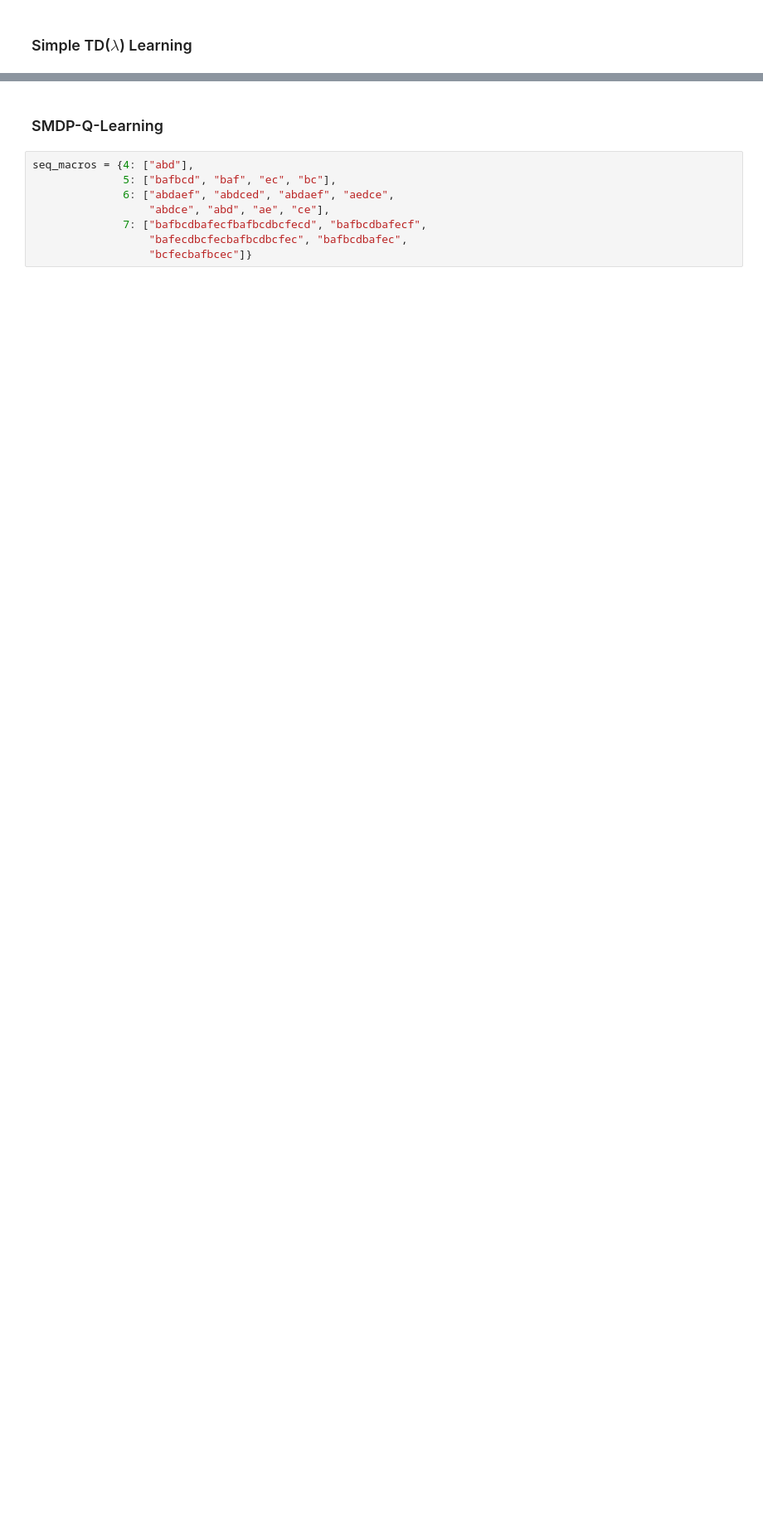
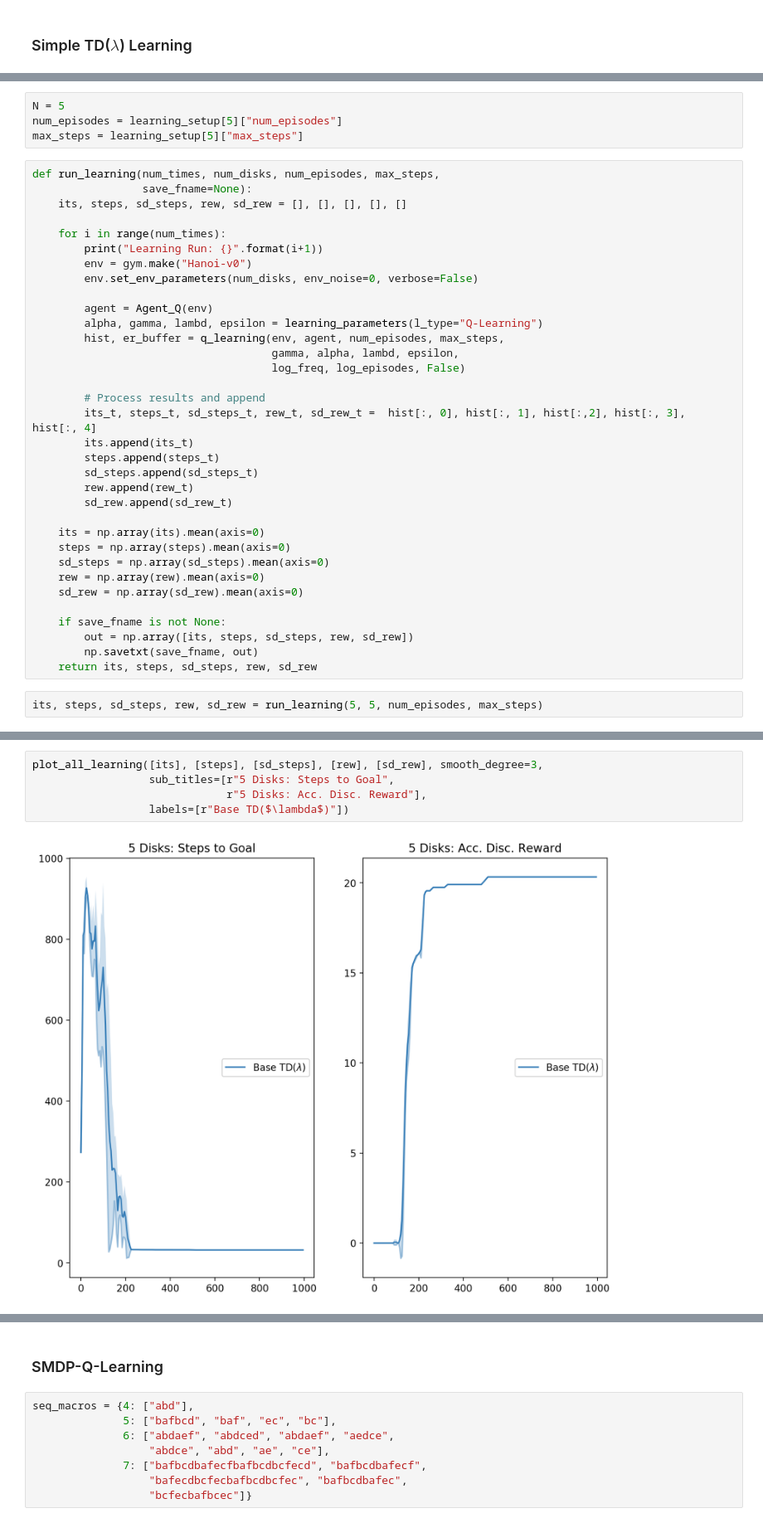
Before and after one commit to RobertTLange/action-grammars-hrl, a Jupyter notebook: workspace.ipynb, the cells around one changed output, grey strips where cells are left out. Shown at 83% size. Saved outputs shown, nothing was run; the diff lists cells and outputs as text; blank space fills up the shorter version.

Commit message:
Log 09/01/18a - Multiple learning runs + sentence rollout

```diff
--- a/workspace.ipynb
+++ b/workspace.ipynb
@@ -96,0 +73,40 @@ plot_learning(hist[:, 0], hist[:, 3], hist[:, 4], title=r"Reward - Base TD($\lam
+# %%
+N = 5
+num_episodes = learning_setup[5]["num_episodes"]
+max_steps = learning_setup[5]["max_steps"]
+# %%
+def run_learning(num_times, num_disks, num_episodes, max_steps,
+                 save_fname=None):
+    its, steps, sd_steps, rew, sd_rew = [], [], [], [], []
+
+    for i in range(num_times):
+        print("Learning Run: {}".format(i+1))
+        env = gym.make("Hanoi-v0")
+        env.set_env_parameters(num_disks, env_noise=0, verbose=False)
+
+        agent = Agent_Q(env)
+        alpha, gamma, lambd, epsilon = learning_parameters(l_type="Q-Learning")
+        hist, er_buffer = q_learning(env, agent, num_episodes, max_steps,
+                                     gamma, alpha, lambd, epsilon,
+                                     log_freq, log_episodes, False)
+
+        # Process results and append
+        its_t, steps_t, sd_steps_t, rew_t, sd_rew_t =  hist[:, 0], hist[:, 1], hist[:,2], hist[:, 3], hist[:, 4]
+        its.append(its_t)
+        steps.append(steps_t)
+        sd_steps.append(sd_steps_t)
+        rew.append(rew_t)
+        sd_rew.append(sd_rew_t)
+
+    its = np.array(its).mean(axis=0)
+    steps = np.array(steps).mean(axis=0)
+    sd_steps = np.array(sd_steps).mean(axis=0)
+    rew = np.array(rew).mean(axis=0)
+    sd_rew = np.array(sd_rew).mean(axis=0)
+
+    if save_fname is not None:
+        out = np.array([its, steps, sd_steps, rew, sd_rew])
+        np.savetxt(save_fname, out)
+    return its, steps, sd_steps, rew, sd_rew
+# %%
+its, steps, sd_steps, rew, sd_rew = run_learning(5, 5, num_episodes, max_steps)
@@ -97 +119,8 @@ plot_learning(hist[:, 0], hist[:, 3], hist[:, 4], title=r"Reward - Base TD($\lam
+# %%
+plot_all_learning([its], [steps], [sd_steps], [rew], [sd_rew], smooth_degree=3,
+                  sub_titles=[r"5 Disks: Steps to Goal",
+                              r"5 Disks: Acc. Disc. Reward"],
+                  labels=[r"Base TD($\lambda$)"])
+# %% [output]
+[figure, added]
 # %%
```
Also changed, not shown: parts of 10 cells of this notebook, 3 other files.
